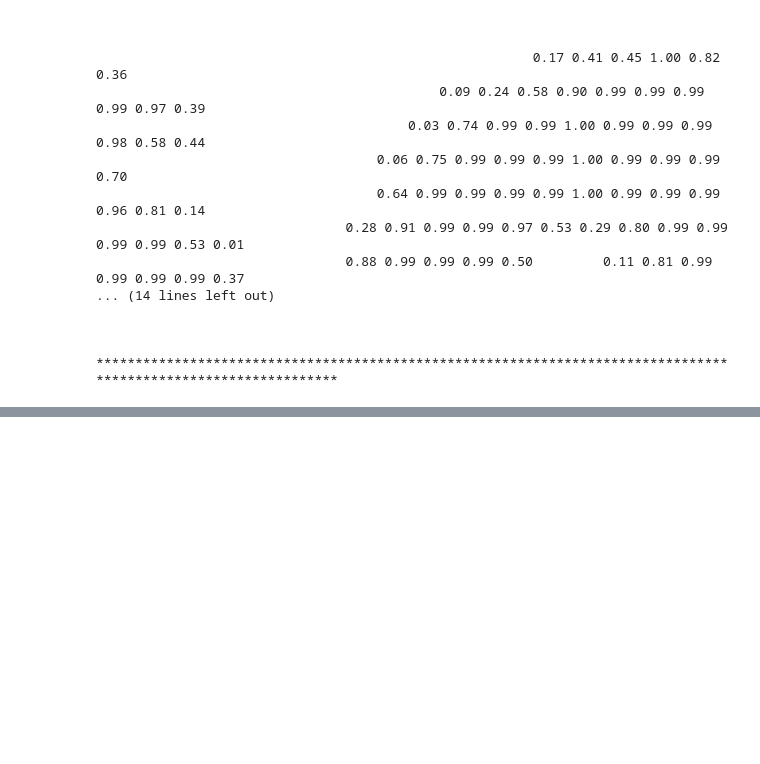
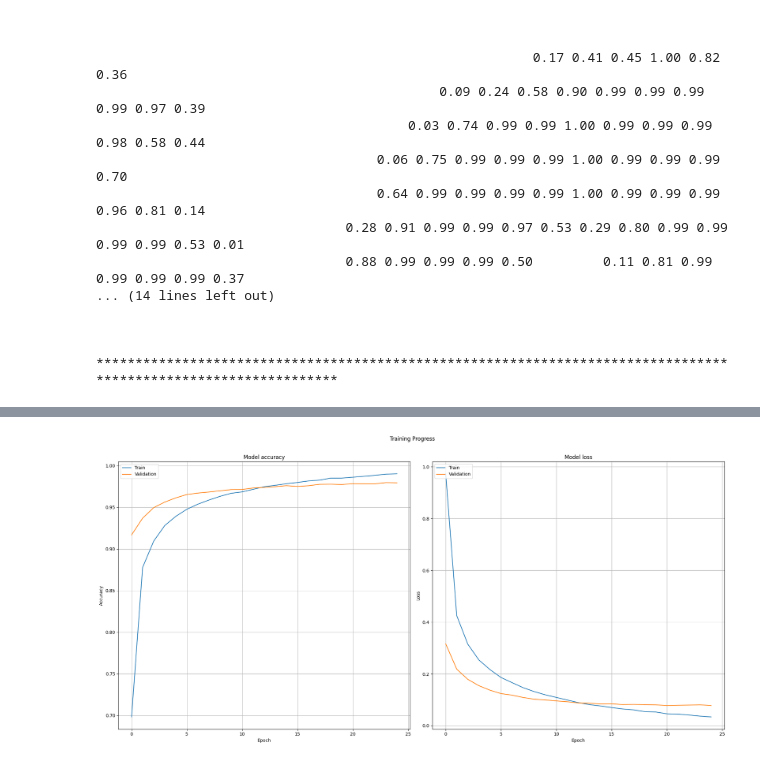
Before and after one commit to Shahriar-0/Neural-Networks-and-Deep-Learning-Course-Projects-S2024, a Jupyter notebook: HW1-FullyConnectedNeuralNetworks/src/2.AdversarialAttacksonNN.ipynb, the cells around one changed output, grey strips where cells are left out. Drawn from its saved outputs; the diff is of its cells as text; code cells hidden in the pictures; blank space fills up the shorter version.

Commit message:
implement model for MNIST dataset

```diff
--- a/HW1-FullyConnectedNeuralNetworks/src/2.AdversarialAttacksonNN.ipynb
+++ b/HW1-FullyConnectedNeuralNetworks/src/2.AdversarialAttacksonNN.ipynb
@@ -153,0 +317,5 @@ print_sample_values(x_train_scaled[sample_x])
+# %%
+logdir="../logs/AdversarialAttack/fit" + datetime.now().strftime("%Y%m%d-%H%M%S")
+tensorboard_callback = TensorBoard(log_dir=logdir)
+
+history = model.fit(x_train_scaled, y_train, epochs=EPOCHS, validation_split=0.2, callbacks=[tensorboard_callback], batch_size=64)
@@ -153,0 +342,26 @@ print_sample_values(x_train_scaled[sample_x])
+# %%
+plt.figure(figsize=(20, 10))
+plt.subplot(1, 2, 1)
+plt.plot(history.history["accuracy"])
+plt.plot(history.history["val_accuracy"])
+plt.title("Model accuracy")
+plt.ylabel("Accuracy")
+plt.xlabel("Epoch")
+plt.grid(True)
+plt.legend(["Train", "Validation"], loc="upper left")
+
+plt.subplot(1, 2, 2)
+plt.plot(history.history["loss"])
+plt.plot(history.history["val_loss"])
+plt.title("Model loss")
+plt.ylabel("Loss")
+plt.xlabel("Epoch")
+plt.grid(True)
+plt.legend(["Train", "Validation"], loc="upper left")
+
+plt.suptitle('Training Progress')
+plt.tight_layout()
+plt.subplots_adjust(top=0.9)
+plt.show()
+# %% [output]
+[figure, added]
```
Also changed, not shown: parts of 11 cells of this notebook, 5 other files.
